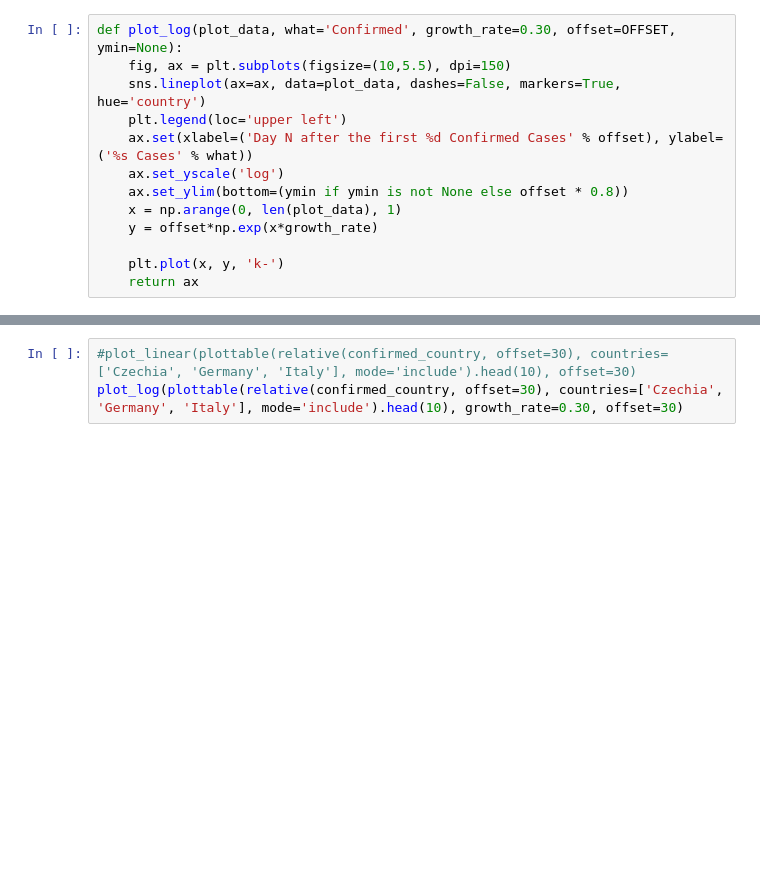
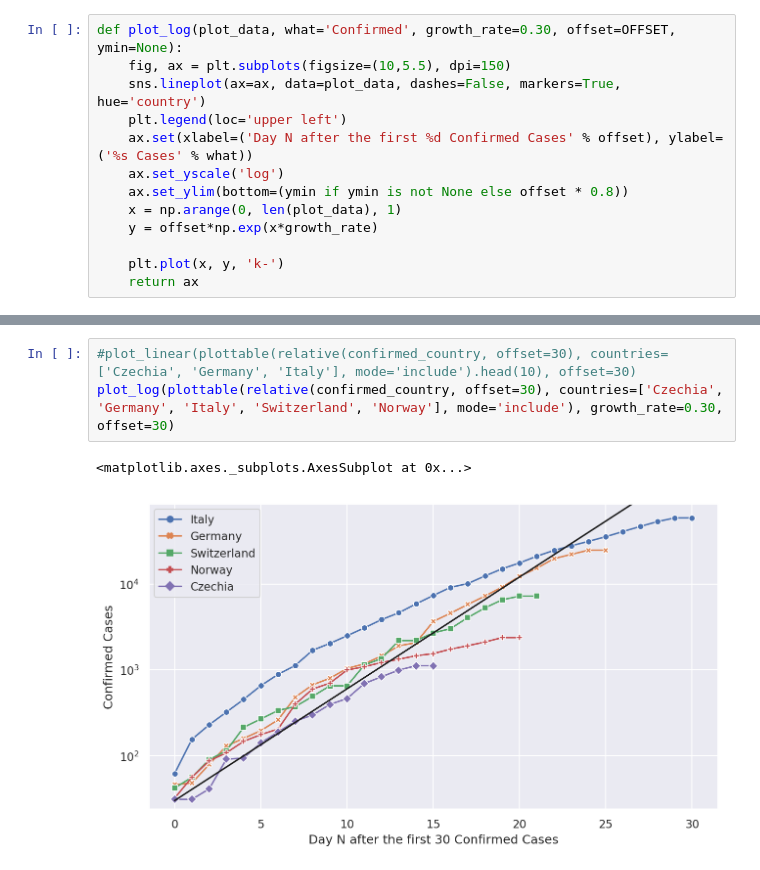
Before and after one commit to ctavan/covid19-datalab, a Jupyter notebook: datalab/notebooks/COVID19.ipynb, the cells around one changed output, grey strips where cells are left out. Drawn from its saved outputs; the diff is of its cells as text; blank space fills up the shorter version.

```diff
--- a/datalab/notebooks/COVID19.ipynb
+++ b/datalab/notebooks/COVID19.ipynb
@@ -119,5 +290,8 @@ plot_log(plottable(relative(deaths_country)), what='Death', ymin=1, offset=1)
 # %%
 #plot_linear(plottable(relative(confirmed_country, offset=30), countries=['Czechia', 'Germany', 'Italy'], mode='include').head(10), offset=30)
-plot_log(plottable(relative(confirmed_country, offset=30), countries=['Czechia', 'Germany', 'Italy'], mode='include').head(10), growth_rate=0.30, offset=30)
+plot_log(plottable(relative(confirmed_country, offset=30), countries=['Czechia', 'Germany', 'Italy', 'Switzerland', 'Norway'], mode='include'), growth_rate=0.30, offset=30)
+# %% [output]
+<matplotlib.axes._subplots.AxesSubplot at 0x...>
+[figure, added]
 # %%
 plot_linear(plottable(relative(deaths_country), countries=['Other']).iloc[:25], what='Death')
```
Also changed, not shown: parts of 28 cells of this notebook, 5 other files.
